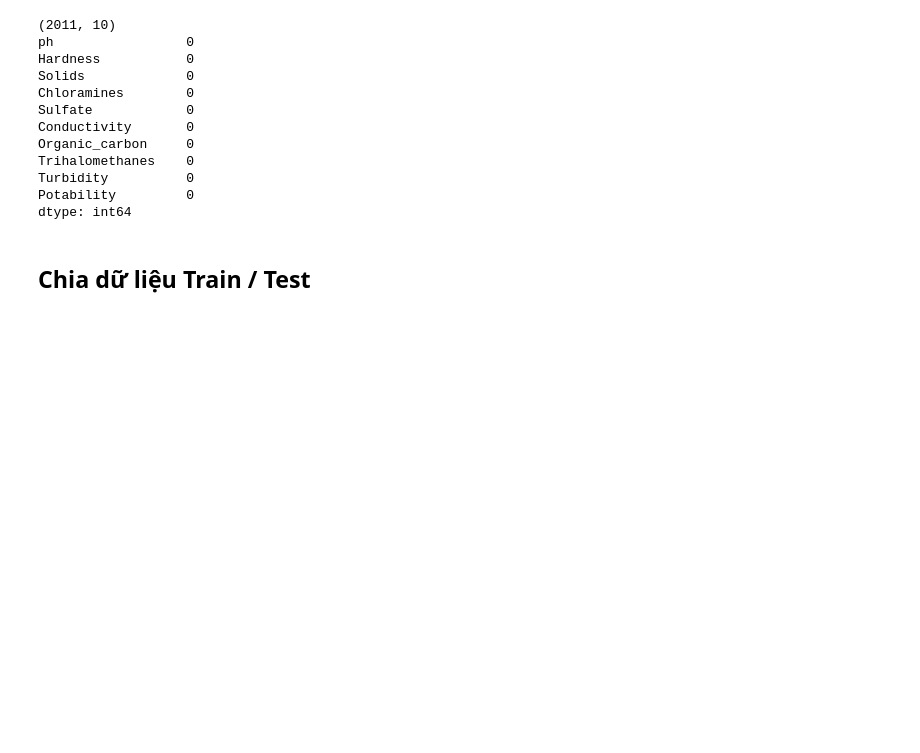
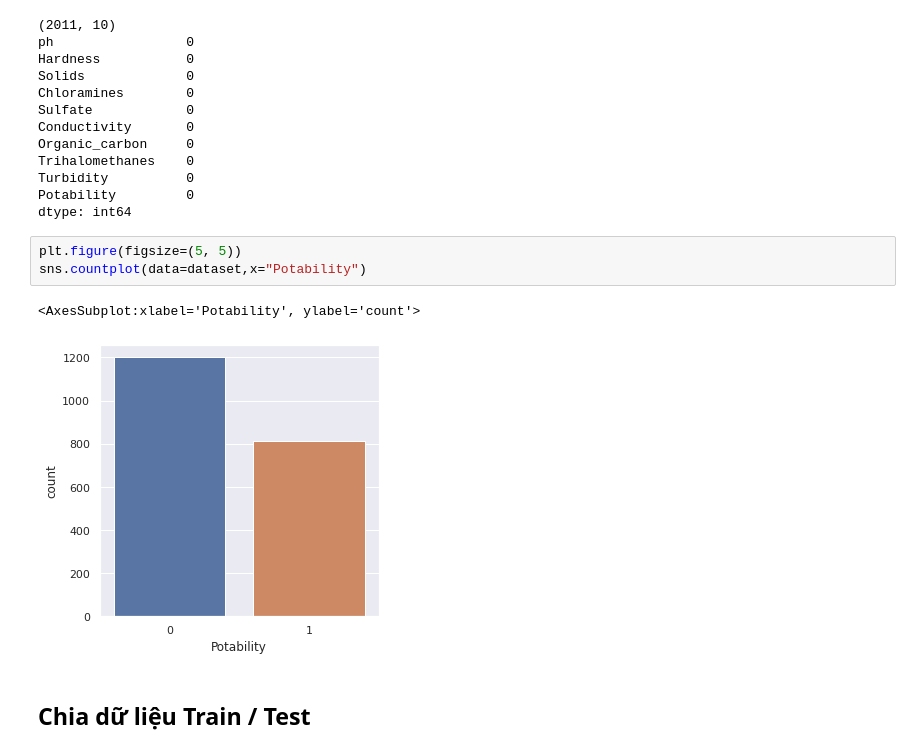
Before and after one commit to phuocleoceo/water-potability, a Jupyter notebook: main.ipynb, the cells around one changed output. Drawn from its saved outputs; the diff is of its cells as text; blank space fills up the shorter version.

```diff
--- a/main.ipynb
+++ b/main.ipynb
@@ -75,6 +75,12 @@ Trihalomethanes    0
 Turbidity          0
 Potability         0
 dtype: int64
+# %%
+plt.figure(figsize=(5, 5))
+sns.countplot(data=dataset,x="Potability")
+# %% [output]
+<AxesSubplot:xlabel='Potability', ylabel='count'>
+[figure, added]
 # %% [markdown]
 ## Chia dữ liệu Train / Test
 # %% [markdown]
```
Also changed, not shown: parts of 5 cells of this notebook.
